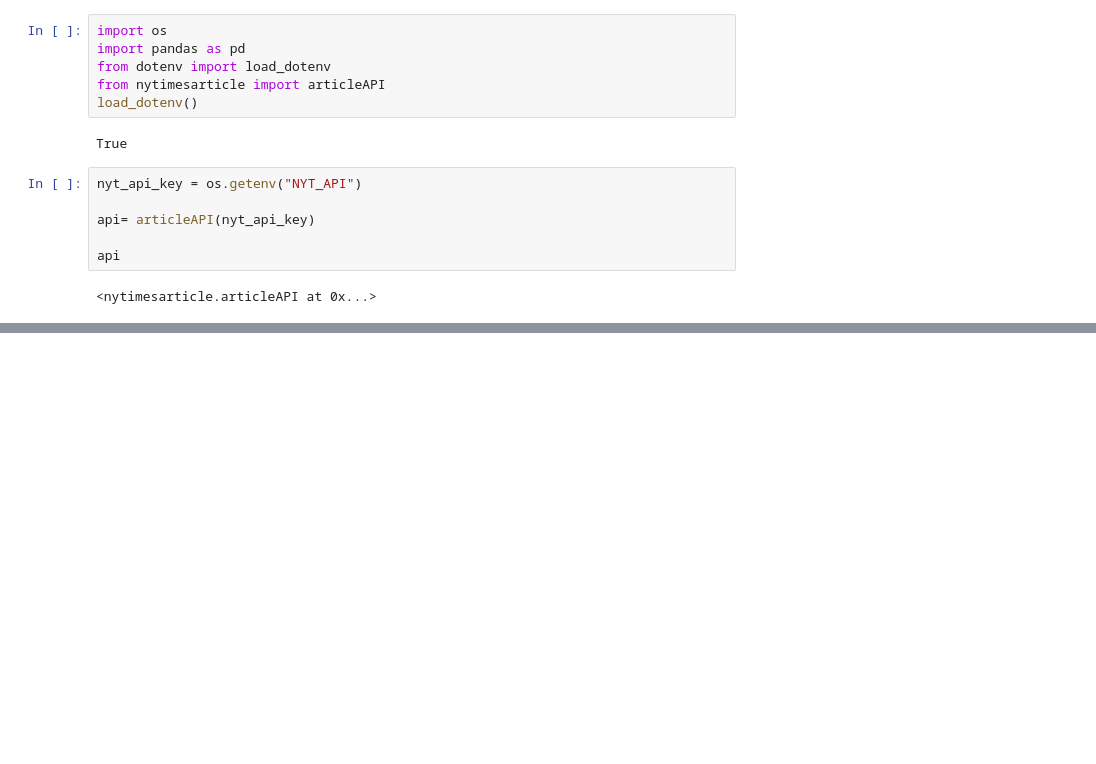
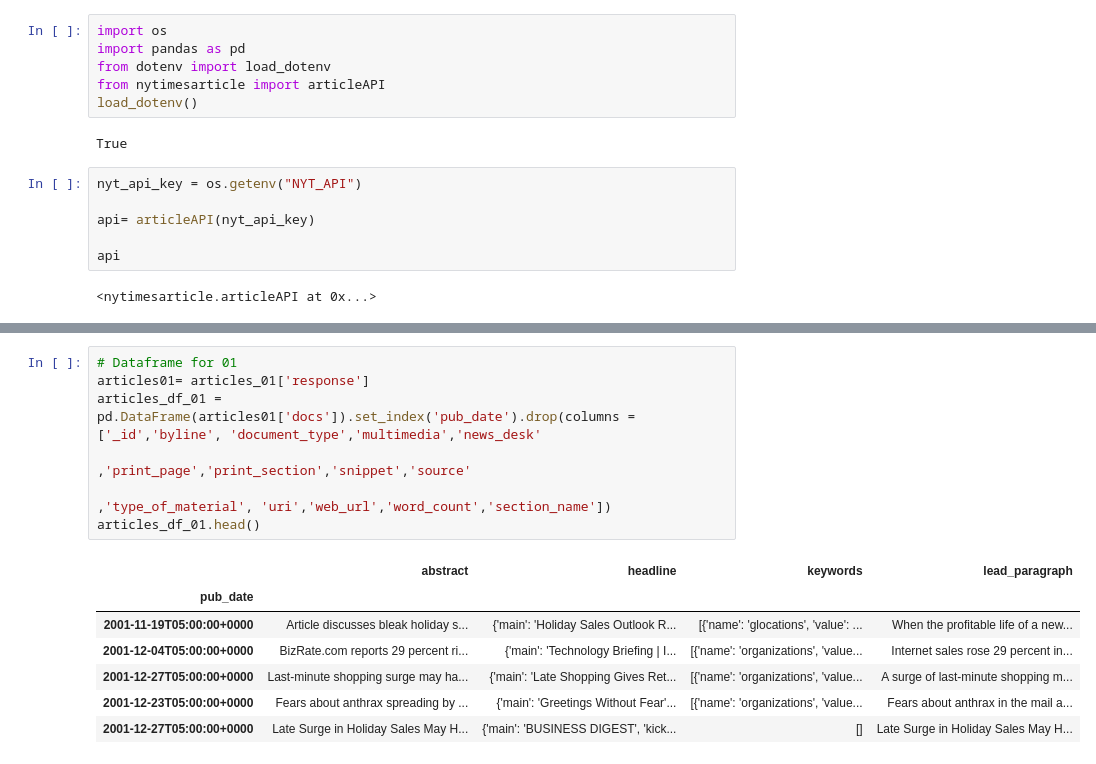
Before and after one commit to junaidqamer/HolidaySales, a Jupyter notebook: NYT_api.ipynb, the cells around one changed output, grey strips where cells are left out. Cells and saved outputs as stored; diff of their text form; blank space fills up the shorter version.

```diff
--- a/NYT_api.ipynb
+++ b/NYT_api.ipynb
@@ -250,0 +206,15 @@ articles_03
+# %%
+# Dataframe for 01
+articles01= articles_01['response']
+articles_df_01 = pd.DataFrame(articles01['docs']).set_index('pub_date').drop(columns = ['_id','byline', 'document_type','multimedia','news_desk'
+                                                                         ,'print_page','print_section','snippet','source'
+                                                                         ,'type_of_material', 'uri','web_url','word_count','section_name'])
+articles_df_01.head()
+# %% [output]
+|  | abstract | headline | keywords | lead_paragraph |
+| pub_date |  |  |  |  |
+| 2001-11-19T05:00:00+0000 | Article discusses bleak holiday s... | {'main': 'Holiday Sales Outlook R... | [{'name': 'glocations', 'value': ... | When the profitable life of a new... |
+| 2001-12-04T05:00:00+0000 | BizRate.com reports 29 percent ri... | {'main': 'Technology Briefing | I... | [{'name': 'organizations', 'value... | Internet sales rose 29 percent in... |
+| 2001-12-27T05:00:00+0000 | Last-minute shopping surge may ha... | {'main': 'Late Shopping Gives Ret... | [{'name': 'organizations', 'value... | A surge of last-minute shopping m... |
+| 2001-12-23T05:00:00+0000 | Fears about anthrax spreading by ... | {'main': 'Greetings Without Fear'... | [{'name': 'organizations', 'value... | Fears about anthrax in the mail a... |
+| 2001-12-27T05:00:00+0000 | Late Surge in Holiday Sales May H... | {'main': 'BUSINESS DIGEST', 'kick... | [] | Late Surge in Holiday Sales May H... |
```
Also changed, not shown: parts of 43 cells of this notebook.
